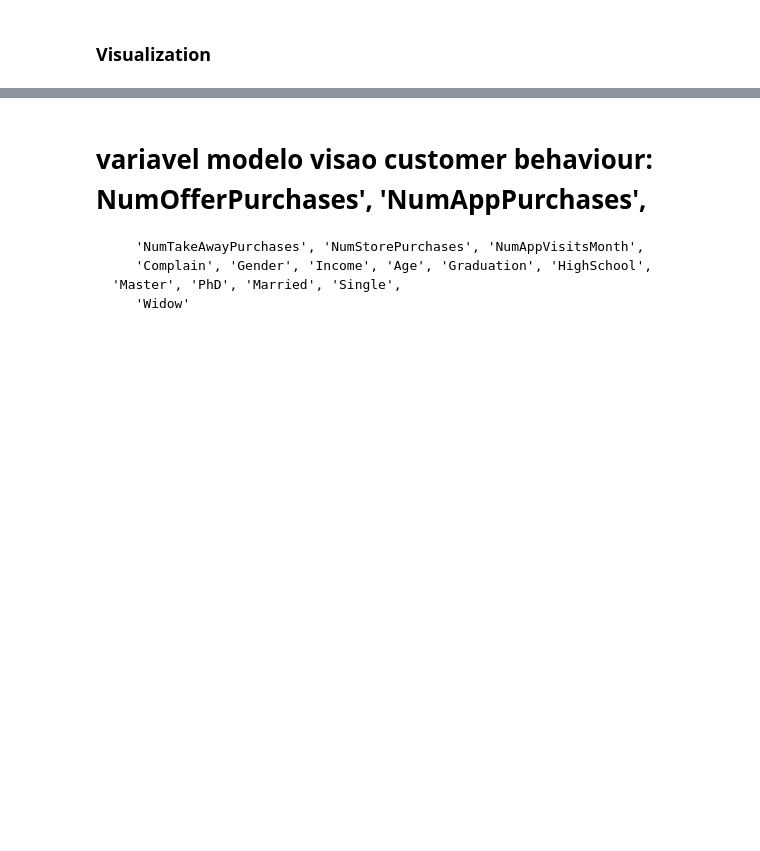
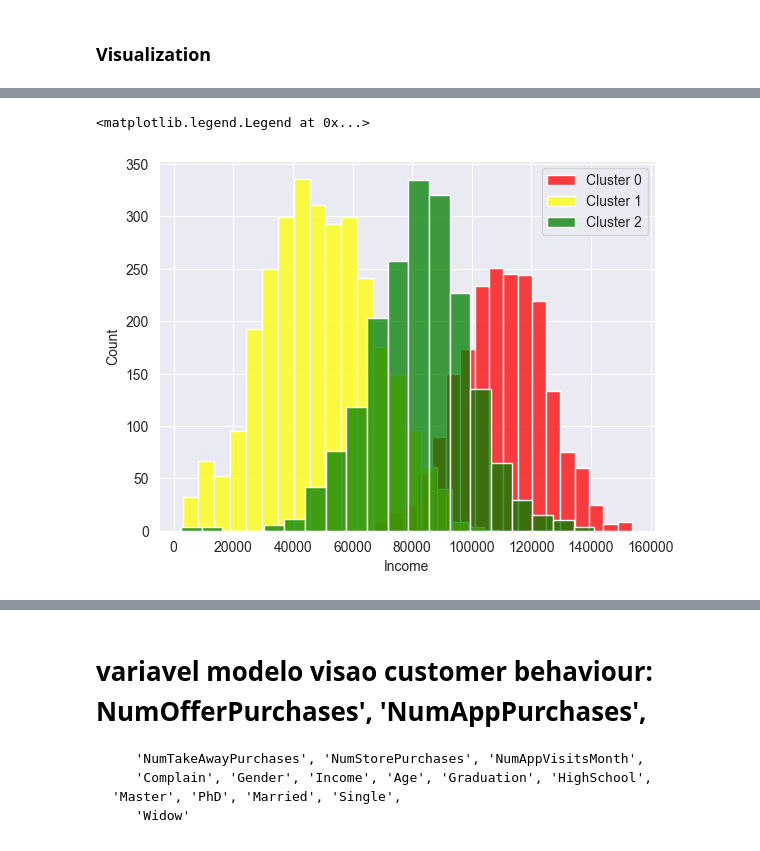
Before and after one commit to MikeOlhao/DSML_projeto, a Jupyter notebook: DSML_202223_Clusters_Group09_Notebook_semgraficos.ipynb, the cells around one changed output, grey strips where cells are left out. Drawn from its saved outputs; the diff is of its cells as text; code cells hidden in the pictures; blank space fills up the shorter version.

```diff
--- a/DSML_202223_Clusters_Group09_Notebook_semgraficos.ipynb
+++ b/DSML_202223_Clusters_Group09_Notebook_semgraficos.ipynb
@@ -541,7 +882,7 @@ def sumsquares_nclusters(model_type,  dimensioned_df: pd.DataFrame, cluster_rang
 Modelos utilizados: kmeans
 Modelos propostos: DBScan, Kmodes
 # %%
-kmeans= KMeans(n_clusters = 4, max_iter =10000, random_state= 1)
+kmeans= KMeans(n_clusters = 4, n_init= 100, max_iter =10000, random_state= 1)
 kmeans.fit(kmeans_pca_df)
 pca_train_label = kmeans.labels_
 pca_train_label = pd.DataFrame(pca_train_label)
@@ -569,6 +942,10 @@ cluster3 = df[df.cluster == 3]
 # %%
 sns.histplot(cluster0['Income'],color='red',label='Cluster 0', bins = 20)
 sns.histplot(cluster1['Income'],color='yellow',label='Cluster 1', bins = 20)
 sns.histplot(cluster2['Income'],color='green',label='Cluster 2', bins = 20)
-sns.histplot(cluster3['Income'],color='blue',label='Cluster 3', bins = 20)
+# sns.histplot(cluster3['Income'],color='blue',label='Cluster 3', bins = 20)
+# sns.histplot(cluster4['Income'],color='pink',label='Cluster 4', bins = 20)
 plt.legend()
+# %% [output]
+<matplotlib.legend.Legend at 0x...>
+[figure, added]
```
Also changed, not shown: parts of 42 cells of this notebook.
